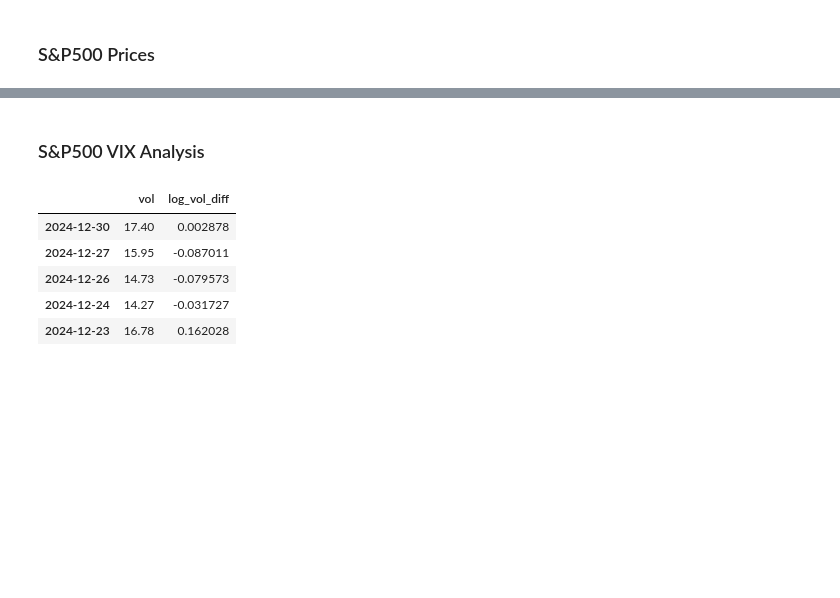
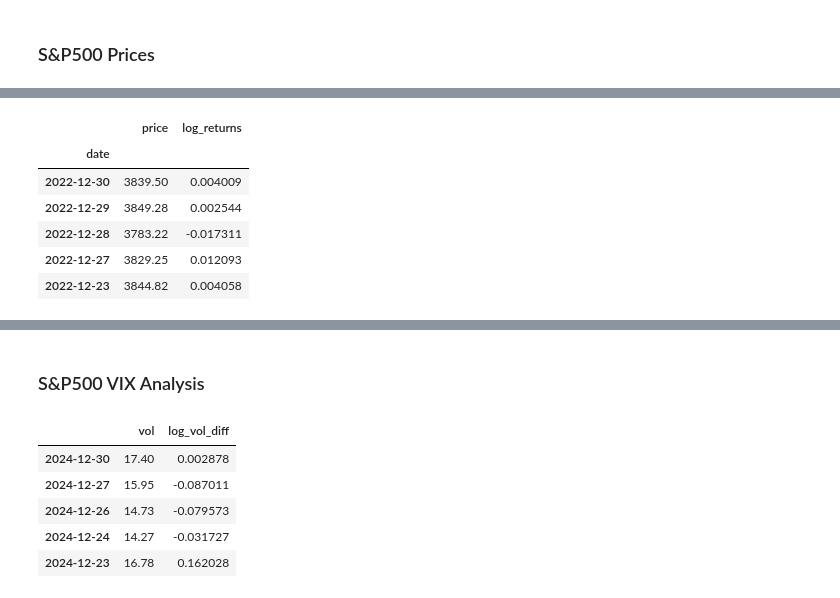
Before and after one commit to thatjosh/stats-practitioner-challenge, a Jupyter notebook: challenge/Code.ipynb, the cells around one changed output, grey strips where cells are left out. Cells and saved outputs as stored; diff of their text form; code cells hidden in the pictures; blank space fills up the shorter version.

```diff
--- a/challenge/Code.ipynb
+++ b/challenge/Code.ipynb
@@ -58,11 +62,20 @@ fig.show()
 # %%
 # Define start and end dates
-SNP_training_start, SNP_training_end = "2015-01-01", "2022-12-31"
-SNP_testing_start, SNP_testing_end = "2023-01-01", "2024-12-31"
+SNP_training_start, SNP_training_end = "2015-01-02", "2022-12-30"
+SNP_testing_start, SNP_testing_end = "2023-01-03", "2024-12-31"
 
 # Filter the DataFrame
-SNP_training_df = SNP[(SNP['date'] >= SNP_training_start) & (SNP['date'] <= SNP_training_end)]
-SNP_testing_df = SNP[(SNP['date'] >= SNP_testing_start) & (SNP['date'] <= SNP_testing_end)]
+SNP_training_df = SNP[(SNP.index >= SNP_training_start) & (SNP.index <= SNP_training_end)]
+SNP_testing_df = SNP[(SNP.index >= SNP_testing_start) & (SNP.index <= SNP_testing_end)]
+SNP_training_df.head()
+# %% [output]
+|  | price | log_returns |
+| date |  |  |
+| 2022-12-30 | 3839.50 | 0.004009 |
+| 2022-12-29 | 3849.28 | 0.002544 |
+| 2022-12-28 | 3783.22 | -0.017311 |
+| 2022-12-27 | 3829.25 | 0.012093 |
+| 2022-12-23 | 3844.82 | 0.004058 |
 # %%
 import pywt
 import matplotlib.pyplot as plt
```
Also changed, not shown: parts of 15 cells of this notebook.
